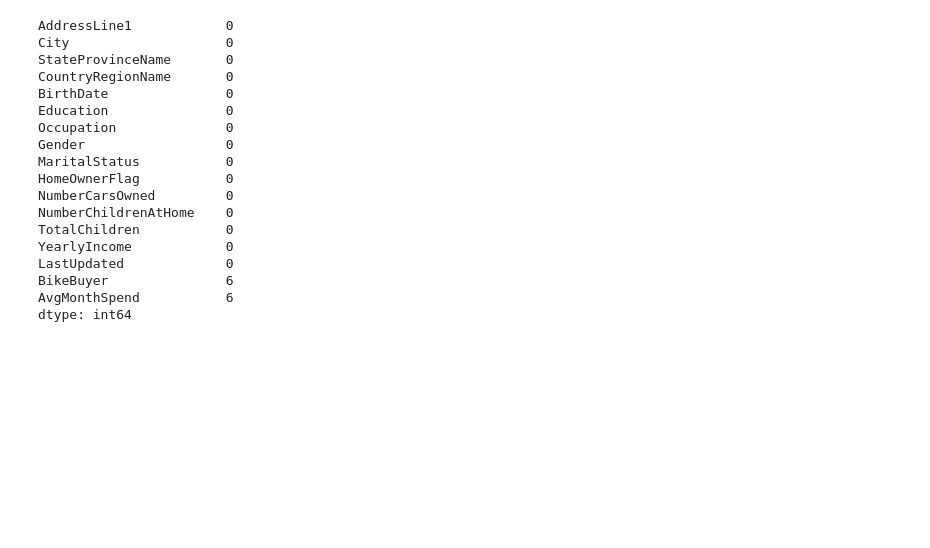
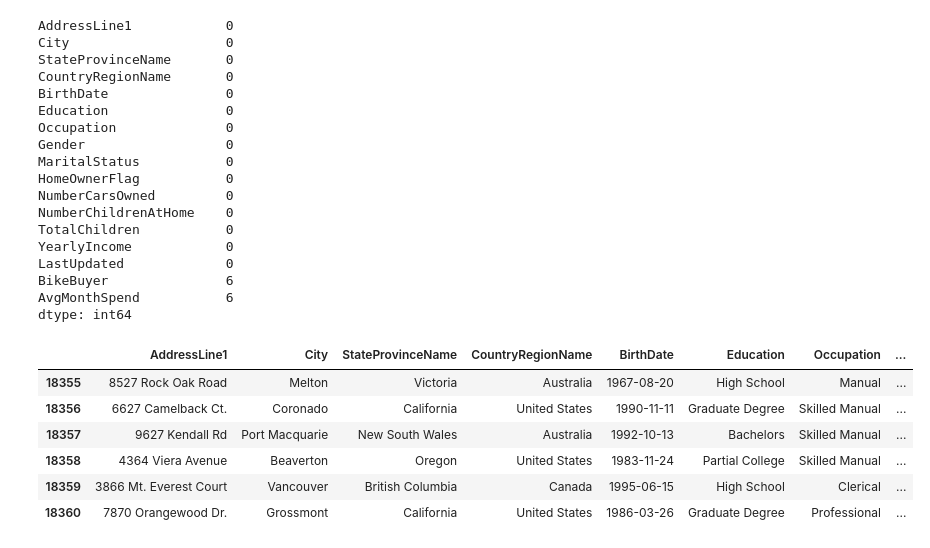
Before and after one commit to MajorCode869/House-Prices-Advanced-Regression, a Jupyter notebook: assignment-2.ipynb, the cells around one changed output. Drawn from its saved outputs; the diff is of its cells as text; code cells hidden in the pictures; blank space fills up the shorter version.

```diff
--- a/assignment-2.ipynb
+++ b/assignment-2.ipynb
@@ -6,9 +6,10 @@
 import numpy as np # linear algebra
 import pandas as pd # data processing, CSV file I/O (e.g. pd.read_csv)
 from sklearn.preprocessing import MinMaxScaler
+from sklearn.preprocessing import StandardScaler
 # Input data files are available in the read-only "../input/" directory
 # For example, running this (by clicking run or pressing Shift+Enter) will list all files under the input directory
-
+pd.set_option('display.max_columns', None)
 import os
 for dirname, _, filenames in os.walk('/kaggle/input'):
     for filename in filenames:
@@ -235,3 +256,13 @@ LastUpdated             0
 BikeBuyer               6
 AvgMonthSpend           6
 dtype: int64
+# %%
+df[df['BikeBuyer'].isnull()]
+# %% [output]
+|  | AddressLine1 | City | StateProvinceName | CountryRegionName | BirthDate | Education | Occupation | ... |
+| 18355 | 8527 Rock Oak Road | Melton | Victoria | Australia | 1967-08-20 | High School | Manual | ... |
+| 18356 | 6627 Camelback Ct. | Coronado | California | United States | 1990-11-11 | Graduate Degree | Skilled Manual | ... |
+| 18357 | 9627 Kendall Rd | Port Macquarie | New South Wales | Australia | 1992-10-13 | Bachelors | Skilled Manual | ... |
+| 18358 | 4364 Viera Avenue | Beaverton | Oregon | United States | 1983-11-24 | Partial College | Skilled Manual | ... |
+| 18359 | 3866 Mt. Everest Court | Vancouver | British Columbia | Canada | 1995-06-15 | High School | Clerical | ... |
+| 18360 | 7870 Orangewood Dr. | Grossmont | California | United States | 1986-03-26 | Graduate Degree | Professional | ... |
```
Also changed, not shown: parts of 14 cells of this notebook.
